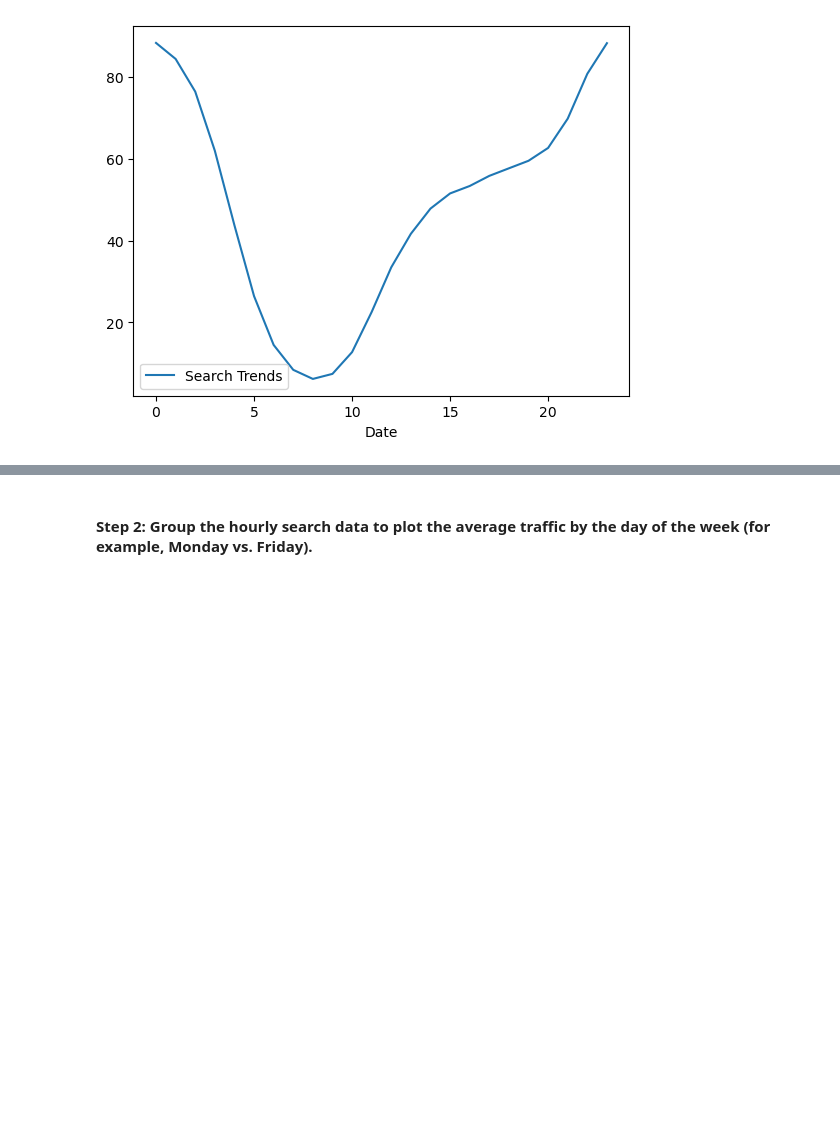
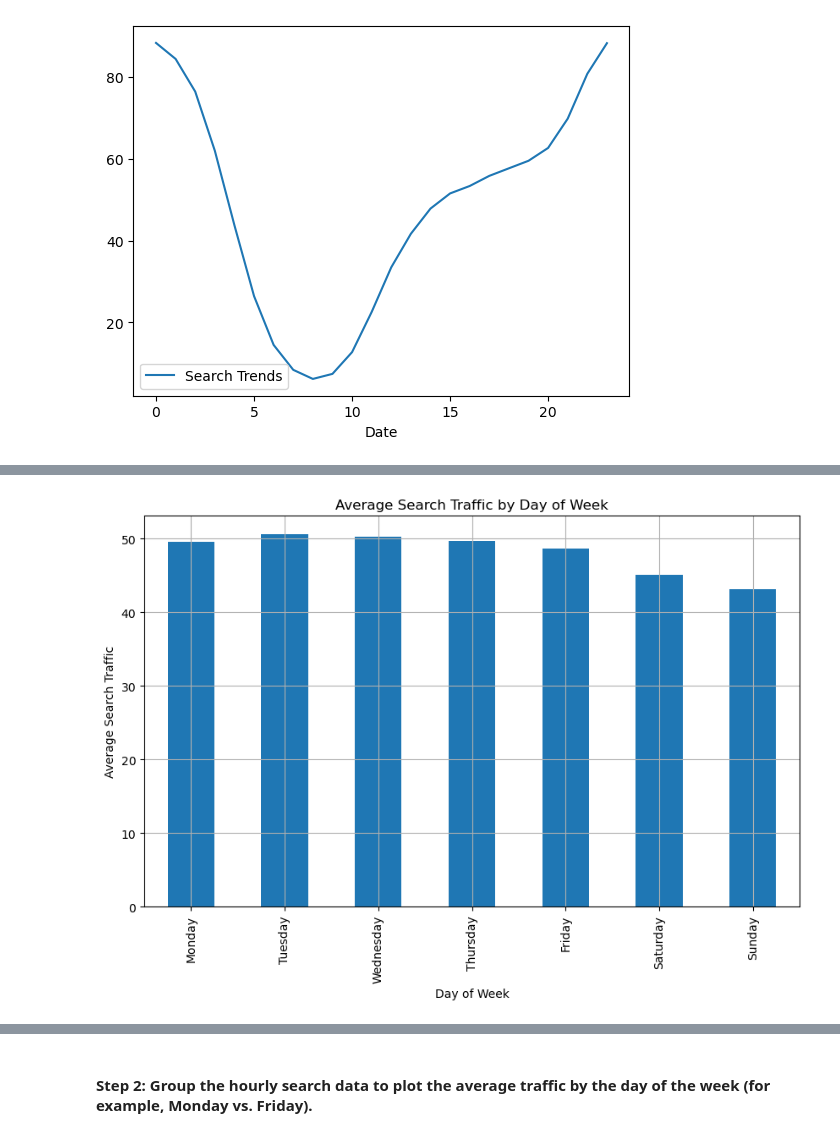
Before and after one commit to silas-ph/prophet-challenge, a Jupyter notebook: forecasting_net_prophet.ipynb, the cells around one changed output, grey strips where cells are left out. Drawn from its saved outputs; the diff is of its cells as text; code cells hidden in the pictures; blank space fills up the shorter version.

```diff
--- a/forecasting_net_prophet.ipynb
+++ b/forecasting_net_prophet.ipynb
@@ -313,0 +327,6 @@ To that end, you want to mine the search traffic data for predictable seasonal p
+# %%
+average_traffic_by_day = df_mercado_trends.groupby(df_mercado_trends.index.dayofweek)[
+    "Search Trends"
+].mean()
+
+print(average_traffic_by_day)
@@ -313,0 +343,16 @@ To that end, you want to mine the search traffic data for predictable seasonal p
+# %%
+# Plot the search trends with date on the x-axis and search results on the y-axis
+# Plot the average traffic by the day of the week
+plt.figure(figsize=(10, 6))
+average_traffic_by_day.plot(kind="bar")
+plt.title("Average Search Traffic by Day of Week")
+plt.xlabel("Day of Week")
+plt.ylabel("Average Search Traffic")
+plt.xticks(
+    range(7),
+    ["Monday", "Tuesday", "Wednesday", "Thursday", "Friday", "Saturday", "Sunday"],
+)
+plt.grid(True)
+plt.show()
+# %% [output]
+[figure, added]
```
Also changed, not shown: parts of 10 cells of this notebook.
